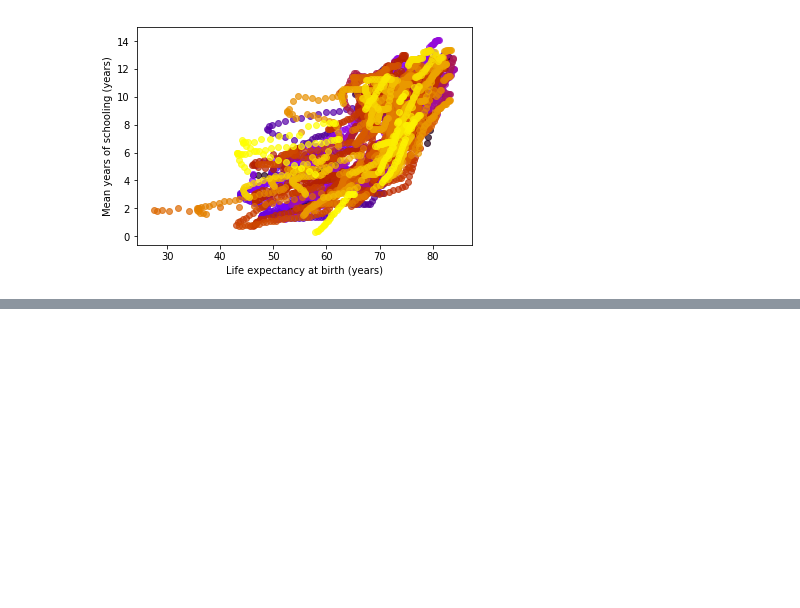
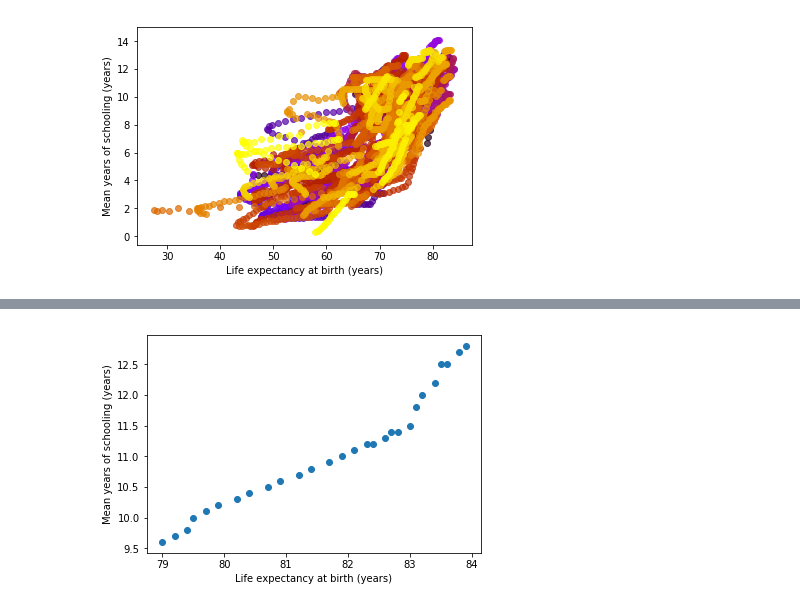
Before and after one commit to MicLi01/education-indicator-analysis, a Jupyter notebook: ed_idx_model.ipynb, the cells around one changed output, grey strips where cells are left out. Cells and saved outputs as stored; diff of their text form; code cells hidden in the pictures; blank space fills up the shorter version.

```diff
--- a/ed_idx_model.ipynb
+++ b/ed_idx_model.ipynb
@@ -617,0 +521,4 @@ def plot_country_life_vs_edu(df, health_indep, target, country):
+# %%
+plot_health_by_country(inds_df, "Life expectancy at birth (years)", "Mean years of schooling (years)", "Japan")
+# %% [output]
+[figure, added]
```
Also changed, not shown: parts of 27 cells of this notebook.
